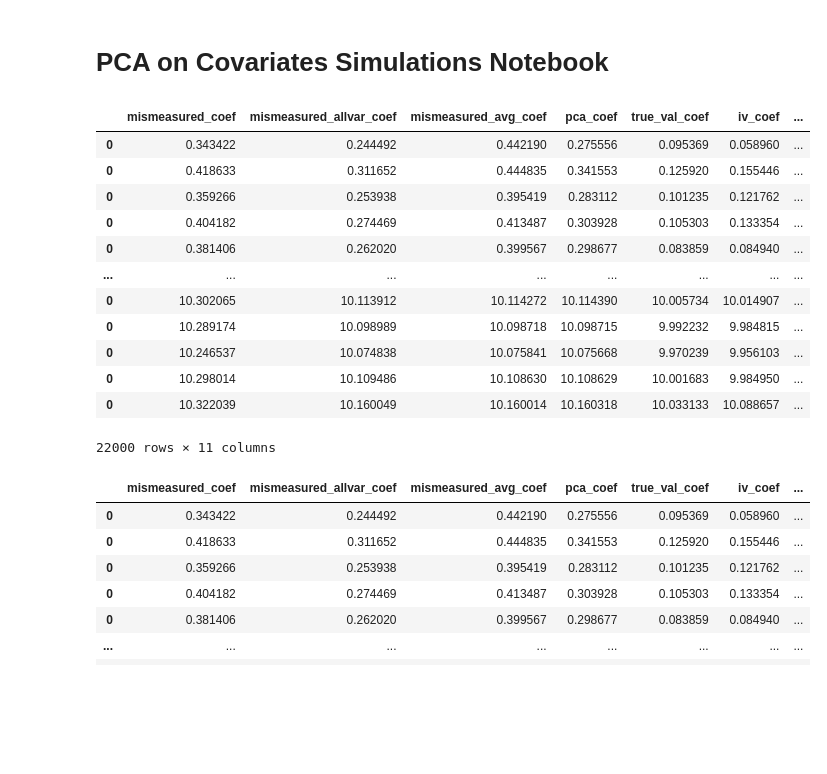
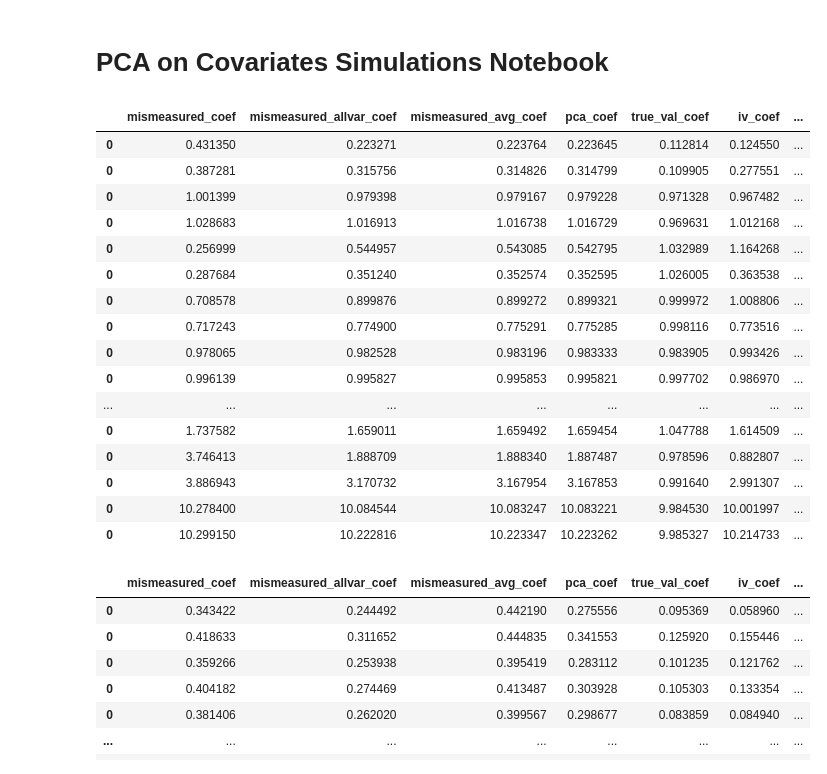
Before and after one commit to ijyliu/ECMA-31330-Project, a Jupyter notebook: Source/Simulations/Run_Simulations.ipynb, the cells around one changed output. Cells and saved outputs as stored; diff of their text form; code cells hidden in the pictures; blank space fills up the shorter version.

Commit message:
Changed Simulation Code to Vary the Measurement Error Covariance

```diff
--- a/Source/Simulations/Run_Simulations.ipynb
+++ b/Source/Simulations/Run_Simulations.ipynb
@@ -63,7 +63,7 @@ for beta1 in [0.1,1,10]:
                     counter+=1
                 if counter >= 3:
                     # Run with and without transformations
-                    for exp_of_var in ['yes','no']:
+                    for me_cov in [0,0.5]:
                         # 1000 simulations
                         for k in tqdm(range(1000)):
                             # Initialize Lists to store coef values for all five methods and the true coef
@@ -86,10 +86,13 @@ for beta1 in [0.1,1,10]:
                             # Create measurement errors for each of the p measurements of the covariates- mean zero and variance one
                             errors_mean = np.zeros(p)
                             errors_cov = np.zeros((p,p))
+                            if me_cov != 0:
+                                errors_cov[:] = me_cov
                             for i in range(p):
                                 for j in range(p):
                                     if i == j:
                                         errors_cov[i,j] = 1
+
 
                             errors = np.random.multivariate_normal(errors_mean, errors_cov, N)
                             # Column labels for Z variables (covariates variables mismeasured)
@@ -100,10 +103,6 @@ for beta1 in [0.1,1,10]:
                             mismeasured_z = pd.DataFrame(errors, columns = z_vars)
                             for i in mismeasured_z.columns:
                                 mismeasured_z[i] = mismeasured_z[i] + vars_['true_z']
-
-                            # Take e to the power of the values for half of the measurements if log_of_var is true
-                            if exp_of_var == 'yes':
-                                mismeasured_z.iloc[:,int(len(mismeasured_z.columns)/2):] =np.exp(mismeasured_z.iloc[:,int(len(mismeasured_z.columns)/2):])
 
                             # Do feature scaling (normalize to mean 0 and variance 1) for the mismeasured z
                             # Note that x and y are already normalized by construction
@@ -161,46 +160,50 @@ for beta1 in [0.1,1,10]:
                             # Instrumental Variables Results
                             # Instrument z1 on the other items in the mismeasured df
                             vars_ = sm.add_constant(vars_, has_constant='add')
                             iv_results = IV2SLS(endog = vars_['y'], exog = vars_[['const','x', 'z1']], instrument = pd.concat([vars_['x'], mismeasured_z.iloc[:, 1:]], axis = 1)).fit()
                             iv_coef.append(iv_results.params[1])
 
                             # True Results
                             X_true = vars_[['x','true_z']]
                             X_true = sm.add_constant(X_true)
                             model_true = sm.OLS(vars_['y'],X_true)
                             results_true = model_true.fit()
                             true_val_coef.append(results_true.params[1])
 
                             # Output Findings
                             new_output = pd.DataFrame()
                             new_output['mismeasured_coef'] = mismeasured_coef
                             new_output['mismeasured_allvar_coef'] = mismeasured_allvar_coef
                             new_output['mismeasured_avg_coef'] = mismeasured_avg_coef
                             new_output['pca_coef'] = pca_coef
                             new_output['true_val_coef'] = true_val_coef
                             new_output['iv_coef'] = iv_coef
                             new_output['covariance'] = vars_cov[0][1]
                             new_output['beta1'] = beta1
                             new_output['beta2'] = beta2
                             new_output['p'] = p
-                            new_output['exp_of_var'] = exp_of_var
+                            new_output['me_cov'] = me_cov
                             output = output.append(new_output)
 
 output
 # %% [output]
 |  | mismeasured_coef | mismeasured_allvar_coef | mismeasured_avg_coef | pca_coef | true_val_coef | iv_coef | ... |
-| 0 | 0.343422 | 0.244492 | 0.442190 | 0.275556 | 0.095369 | 0.058960 | ... |
-| 0 | 0.418633 | 0.311652 | 0.444835 | 0.341553 | 0.125920 | 0.155446 | ... |
-| 0 | 0.359266 | 0.253938 | 0.395419 | 0.283112 | 0.101235 | 0.121762 | ... |
-| 0 | 0.404182 | 0.274469 | 0.413487 | 0.303928 | 0.105303 | 0.133354 | ... |
-| 0 | 0.381406 | 0.262020 | 0.399567 | 0.298677 | 0.083859 | 0.084940 | ... |
+| 0 | 0.431350 | 0.223271 | 0.223764 | 0.223645 | 0.112814 | 0.124550 | ... |
+| 0 | 0.387281 | 0.315756 | 0.314826 | 0.314799 | 0.109905 | 0.277551 | ... |
+| 0 | 1.001399 | 0.979398 | 0.979167 | 0.979228 | 0.971328 | 0.967482 | ... |
+| 0 | 1.028683 | 1.016913 | 1.016738 | 1.016729 | 0.969631 | 1.012168 | ... |
+| 0 | 0.256999 | 0.544957 | 0.543085 | 0.542795 | 1.032989 | 1.164268 | ... |
+| 0 | 0.287684 | 0.351240 | 0.352574 | 0.352595 | 1.026005 | 0.363538 | ... |
+| 0 | 0.708578 | 0.899876 | 0.899272 | 0.899321 | 0.999972 | 1.008806 | ... |
+| 0 | 0.717243 | 0.774900 | 0.775291 | 0.775285 | 0.998116 | 0.773516 | ... |
+| 0 | 0.978065 | 0.982528 | 0.983196 | 0.983333 | 0.983905 | 0.993426 | ... |
+| 0 | 0.996139 | 0.995827 | 0.995853 | 0.995821 | 0.997702 | 0.986970 | ... |
 | ... | ... | ... | ... | ... | ... | ... | ... |
-| 0 | 10.302065 | 10.113912 | 10.114272 | 10.114390 | 10.005734 | 10.014907 | ... |
-| 0 | 10.289174 | 10.098989 | 10.098718 | 10.098715 | 9.992232 | 9.984815 | ... |
-| 0 | 10.246537 | 10.074838 | 10.075841 | 10.075668 | 9.970239 | 9.956103 | ... |
-| 0 | 10.298014 | 10.109486 | 10.108630 | 10.108629 | 10.001683 | 9.984950 | ... |
-| 0 | 10.322039 | 10.160049 | 10.160014 | 10.160318 | 10.033133 | 10.088657 | ... |
+| 0 | 1.737582 | 1.659011 | 1.659492 | 1.659454 | 1.047788 | 1.614509 | ... |
+| 0 | 3.746413 | 1.888709 | 1.888340 | 1.887487 | 0.978596 | 0.882807 | ... |
+| 0 | 3.886943 | 3.170732 | 3.167954 | 3.167853 | 0.991640 | 2.991307 | ... |
+| 0 | 10.278400 | 10.084544 | 10.083247 | 10.083221 | 9.984530 | 10.001997 | ... |
+| 0 | 10.299150 | 10.222816 | 10.223347 | 10.223262 | 9.985327 | 10.214733 | ... |
-22000 rows × 11 columns
 # %%
 output
 # %% [output]
```
